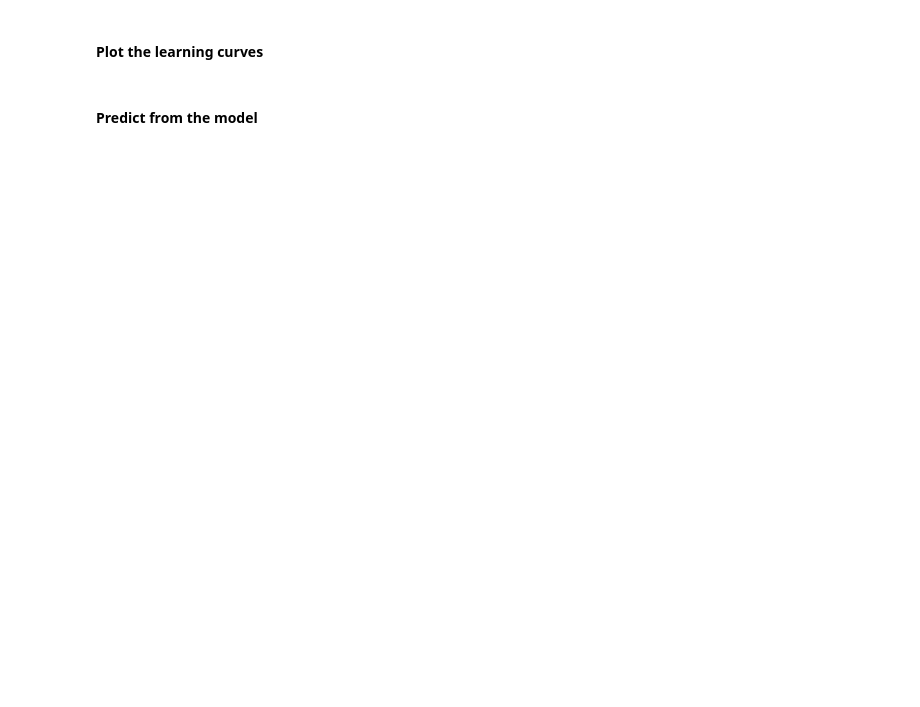
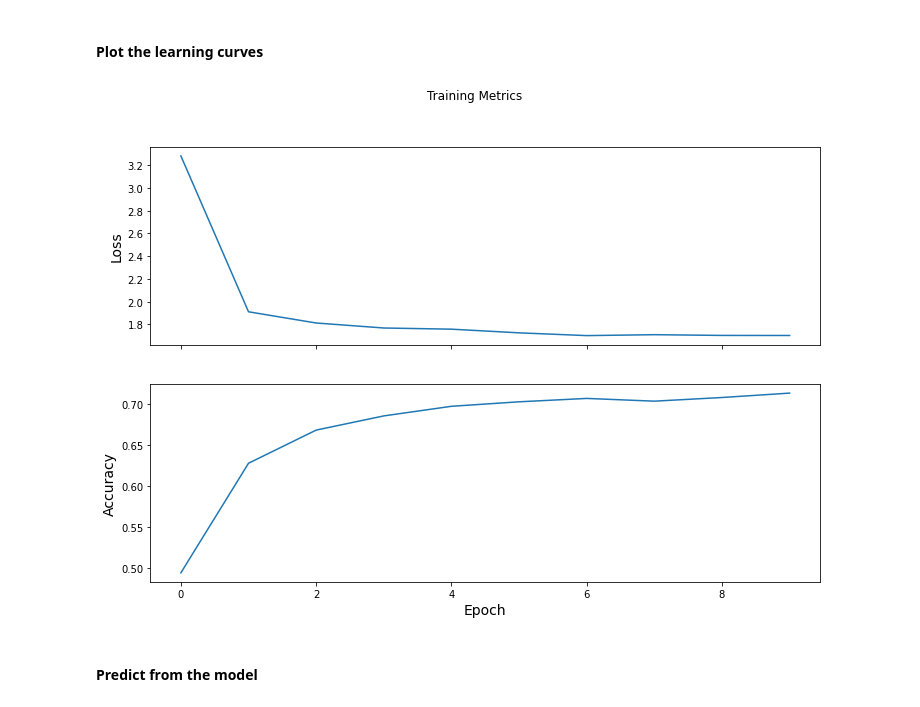
Before and after one commit to metehangelgi/Customising-models-with-TensorFlow-2, a Jupyter notebook: week4.ipynb, the cells around one changed output. Drawn from its saved outputs; the diff is of its cells as text; code cells hidden in the pictures; blank space fills up the shorter version.

Commit message:
custom training loops

```diff
--- a/week4.ipynb
+++ b/week4.ipynb
@@ -402,0 +574,41 @@ print("Duration :{:.3f}".format(time.time() - start_time))
+# %%
+# Implement the training loop
+from tensorflow.keras.utils import to_categorical
+
+start_time = time.time()
+
+train_dataset = tf.data.Dataset.from_tensor_slices((x_train,train_labels))
+train_dataset = train_dataset.batch(32)
+
+# Keep result for plotting
+train_loss_results = []
+trains_accuracy_results = []
+
+num_epochs = 10
+weight_decay = 0.005
+
+for epoch in range(num_epochs):
+  epoch_loss_avg = tf.keras.metrics.Mean()
+  epoch_accuracy = tf.keras.metrics.CategoricalAccuracy()
+
+  #Training loop
+  for x,y in train_dataset:
+    loss_value , grads = grad(model,x,y,weight_decay)
+    optimizer.apply_gradients(zip(grads,model.trainable_variables))
+
+    # compute current loss
+    epoch_loss_avg(loss_value)
+
+    # compare predicted label to actual label
+    epoch_accuracy(to_categorical(y),model(x))
+
+  # End epoch
+  train_loss_results.append(epoch_loss_avg.result())
+  trains_accuracy_results.append(epoch_accuracy.result())
+
+  print("Epoch {:03d}: Loss: {:03f}, Accuracy: {:.3%}".format(epoch,
+                                                              epoch_loss_avg.result(),
+                                                              epoch_accuracy.result()))
+
+
+print("Duration :{:.3f}".format(time.time() - start_time))
@@ -432,16 +659,18 @@ print("Test accuracy: {:.3%}".format(epoch_accuracy.result().numpy()))
 # %%
 # Plot the training loss and accuracy
 
 fig, axes = plt.subplots(2, sharex=True, figsize=(12, 8))
 fig.suptitle('Training Metrics')
 
 axes[0].set_ylabel("Loss", fontsize=14)
 axes[0].plot(train_loss_results)
 
 axes[1].set_ylabel("Accuracy", fontsize=14)
 axes[1].set_xlabel("Epoch", fontsize=14)
-axes[1].plot(train_accuracy_results)
+axes[1].plot(trains_accuracy_results)
 plt.show()
+# %% [output]
+[figure, added]
 # %% [markdown]
 #### Predict from the model
 # %%
```
Also changed, not shown: parts of 21 cells of this notebook.
